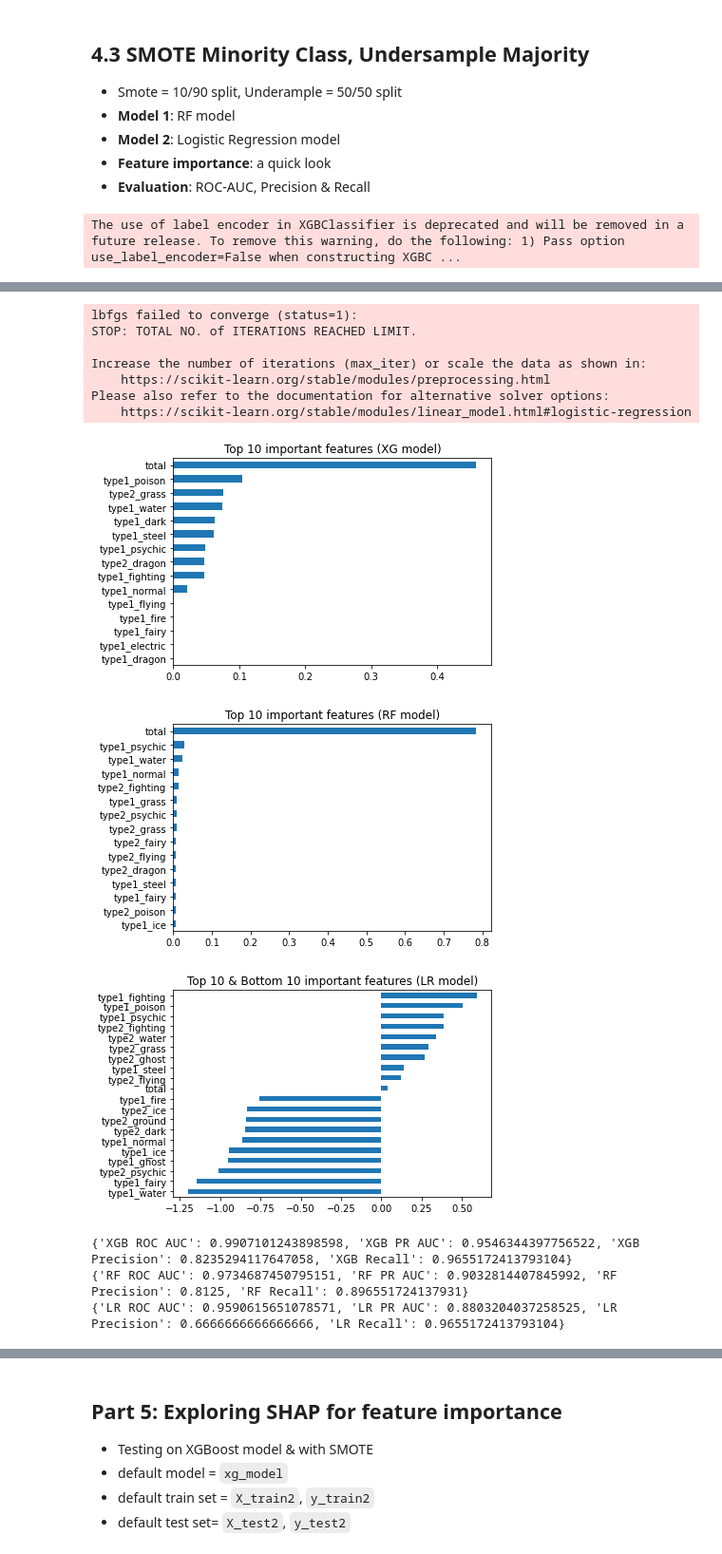
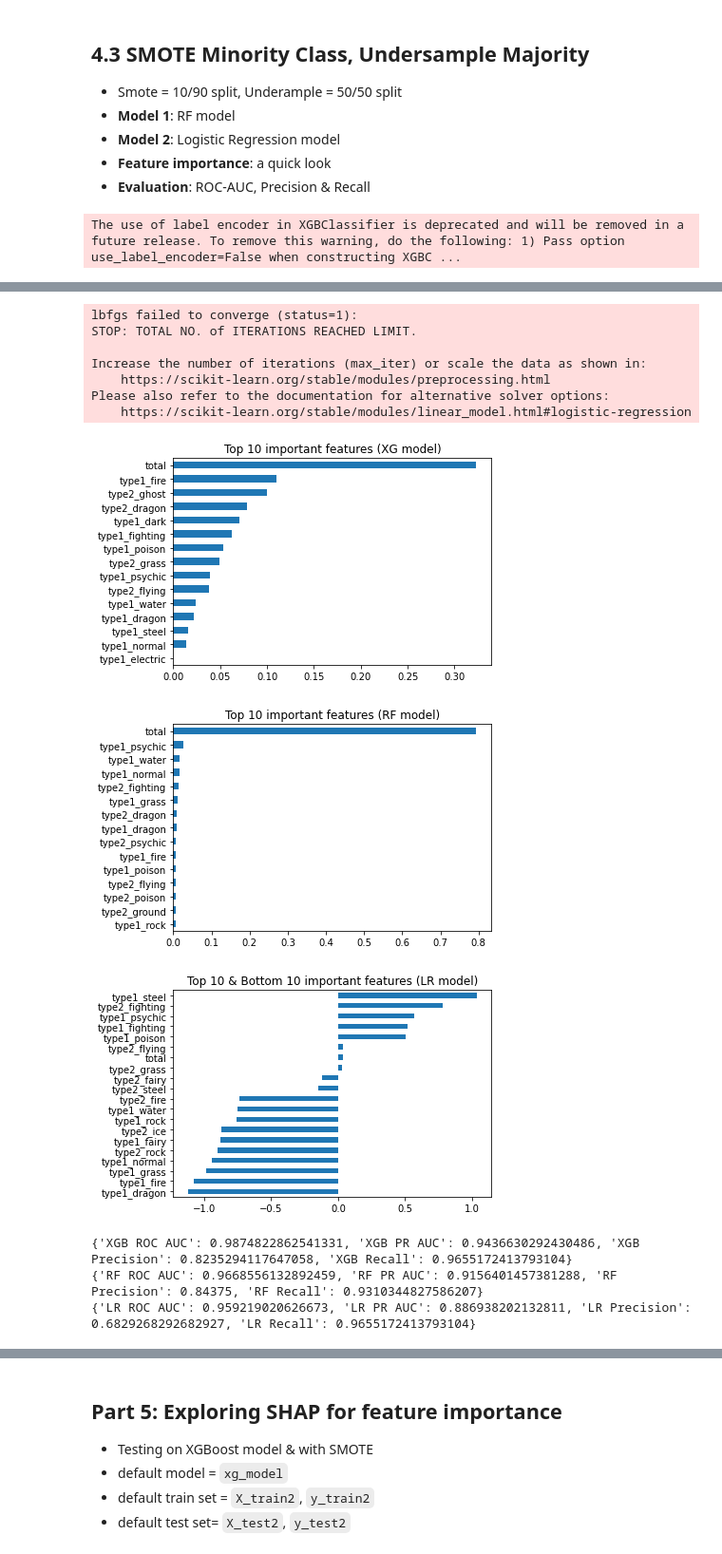
Before and after one commit to shannonhlo/pokemon-classification, a Jupyter notebook: analysis/dom/pokemon_classifier.ipynb, the cells around one changed output, grey strips where cells are left out. Shown at 95% size. Saved outputs shown, nothing was run; the diff lists cells and outputs as text; code cells hidden in the pictures.

```diff
--- a/analysis/dom/pokemon_classifier.ipynb
+++ b/analysis/dom/pokemon_classifier.ipynb
@@ -149,7 +149,7 @@ X_train2, y_train2 = sm.fit_resample(X_train, y_train)
 #---
 
 # define oversampling strategy, fit dataset
-over = SMOTE(sampling_strategy = 0.24, random_state = 42)
+over = SMOTE(sampling_strategy = 0.25, random_state = 42)
 X_train3, y_train3 = over.fit_resample(X_train, y_train)
 
 # define undersampling strategy, fit dataset
@@ -518,19 +518,19 @@ lr_preds, lr_precision, lr_recall, lr_pr_thresholds, lr_fpr, lr_tpr, lr_roc_thre
 # plot the XGB confusion matrix
 xg_cm = confusion_matrix(y_test, xg_preds)
 plt.figure(figsize=(8, 6))
-plt.title('XG: Confusion Matrix (without SMOTE)', size=16)
+plt.title('XG: Confusion Matrix (Combo SMOTE)', size=16)
 sns.heatmap(xg_cm, annot=True, cmap='Blues')
 
 # plot the RF confusion matrix
 rf_cm = confusion_matrix(y_test, rf_preds)
 plt.figure(figsize=(8, 6))
-plt.title('RF: Confusion Matrix (without SMOTE)', size=16)
+plt.title('RF: Confusion Matrix (Combo SMOTE)', size=16)
 sns.heatmap(rf_cm, annot=True, cmap='Greens')
 
 # plot the LF confusion matrix
 lr_cm = confusion_matrix(y_test, lr_preds)
 plt.figure(figsize=(8, 6))
-plt.title('LR: Confusion Matrix (without SMOTE)', size=16)
+plt.title('LR: Confusion Matrix (Combo SMOTE)', size=16)
 sns.heatmap(lr_cm, annot=True, cmap='Purples')
 
 # see the summary statistics
@@ -543,16 +543,16 @@ The use of label encoder in XGBClassifier is deprecated and will be removed in a
 lbfgs failed to converge (status=1):
 STOP: TOTAL NO. of ITERATIONS REACHED LIMIT.
 
 Increase the number of iterations (max_iter) or scale the data as shown in:
     https://scikit-learn.org/stable/modules/preprocessing.html
 Please also refer to the documentation for alternative solver options:
     https://scikit-learn.org/stable/modules/linear_model.html#logistic-regression
-[figure, old version]
+[figure, new version]
-[figure, old version]
+[figure, new version]
-[figure, old version]
+[figure, new version]
-{'XGB ROC AUC': 0.9907101243898598, 'XGB PR AUC': 0.9546344397756522, 'XGB Precision': 0.8235294117647058, 'XGB Recall': 0.9655172413793104}
-{'RF ROC AUC': 0.9734687450795151, 'RF PR AUC': 0.9032814407845992, 'RF Precision': 0.8125, 'RF Recall': 0.896551724137931}
-{'LR ROC AUC': 0.9590615651078571, 'LR PR AUC': 0.8803204037258525, 'LR Precision': 0.6666666666666666, 'LR Recall': 0.9655172413793104}
+{'XGB ROC AUC': 0.9874822862541331, 'XGB PR AUC': 0.9436630292430486, 'XGB Precision': 0.8235294117647058, 'XGB Recall': 0.9655172413793104}
+{'RF ROC AUC': 0.9668556132892459, 'RF PR AUC': 0.9156401457381288, 'RF Precision': 0.84375, 'RF Recall': 0.9310344827586207}
+{'LR ROC AUC': 0.959219020626673, 'LR PR AUC': 0.886938202132811, 'LR Precision': 0.6829268292682927, 'LR Recall': 0.9655172413793104}
 [figure]
 [figure]
 [figure]
```
Also changed, not shown: parts of 5 cells of this notebook.
